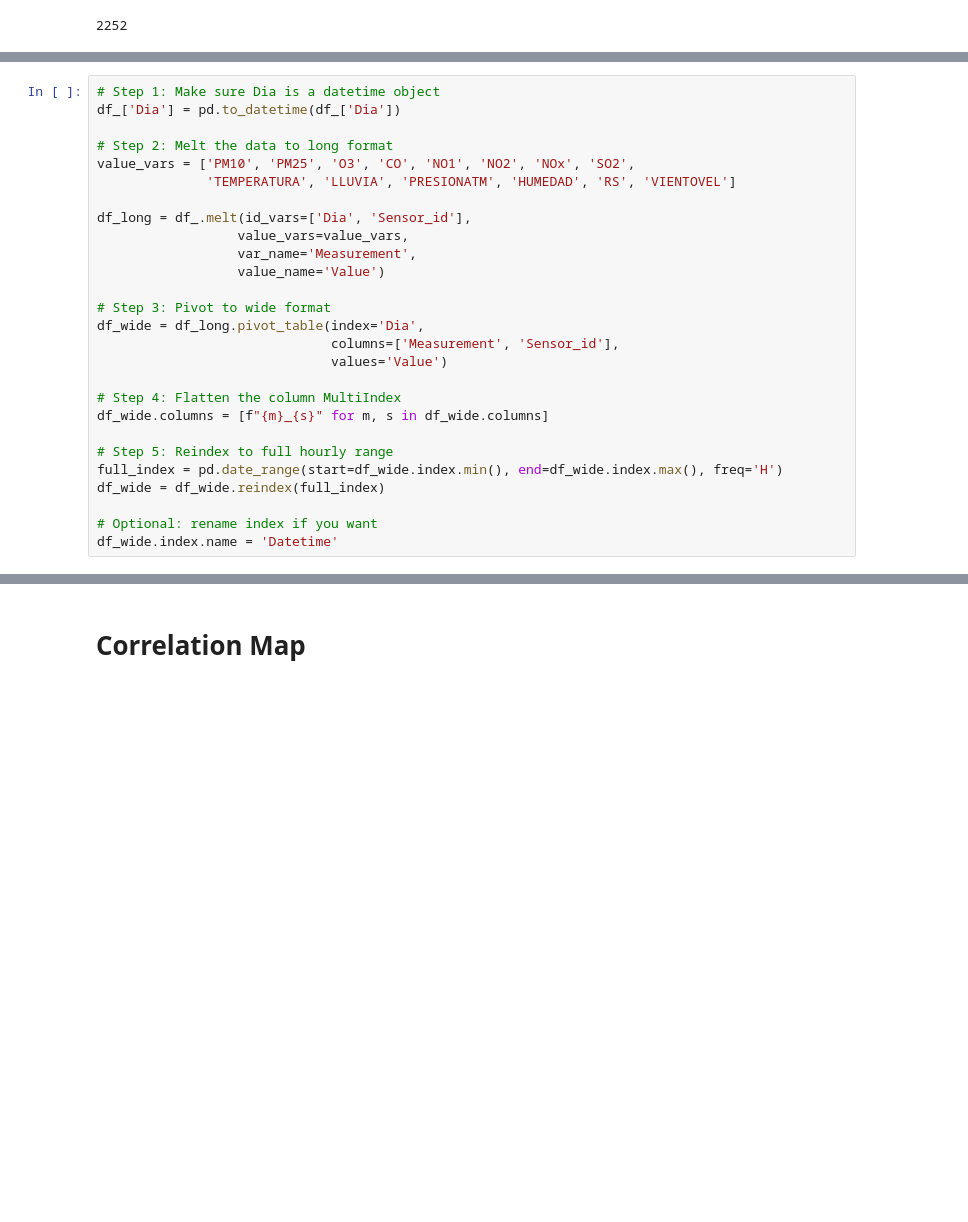
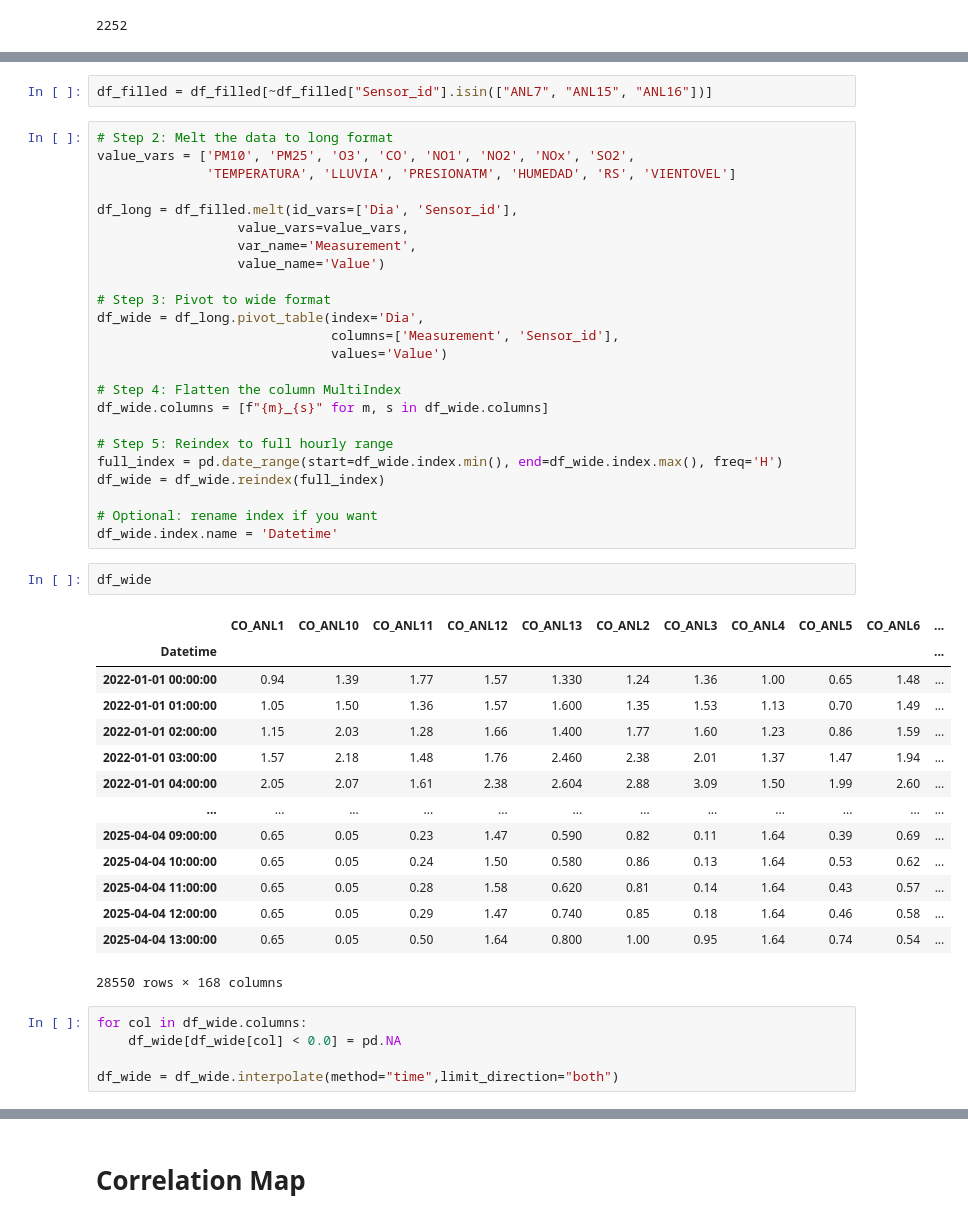
Before and after one commit to SimplySanti/daacc_preficient, a Jupyter notebook: notebooks/WeatherPollutionCorrelation.ipynb, the cells around one changed output, grey strips where cells are left out. Drawn from its saved outputs; the diff is of its cells as text; blank space fills up the shorter version.

```diff
--- a/notebooks/WeatherPollutionCorrelation.ipynb
+++ b/notebooks/WeatherPollutionCorrelation.ipynb
@@ -511,12 +573,11 @@ print(missing_dates_per_sensor)
+# %%
+df_filled = df_filled[~df_filled["Sensor_id"].isin(["ANL7", "ANL15", "ANL16"])]
 # %%
-# Step 1: Make sure Dia is a datetime object
-df_['Dia'] = pd.to_datetime(df_['Dia'])
-
 # Step 2: Melt the data to long format
 value_vars = ['PM10', 'PM25', 'O3', 'CO', 'NO1', 'NO2', 'NOx', 'SO2',
               'TEMPERATURA', 'LLUVIA', 'PRESIONATM', 'HUMEDAD', 'RS', 'VIENTOVEL']
 
-df_long = df_.melt(id_vars=['Dia', 'Sensor_id'],
+df_long = df_filled.melt(id_vars=['Dia', 'Sensor_id'],
                   value_vars=value_vars,
                   var_name='Measurement',
                   value_name='Value')
@@ -535,3 +596,25 @@ df_wide = df_wide.reindex(full_index)
 
 # Optional: rename index if you want
 df_wide.index.name = 'Datetime'
+# %%
+df_wide
+# %% [output]
+|  | CO_ANL1 | CO_ANL10 | CO_ANL11 | CO_ANL12 | CO_ANL13 | CO_ANL2 | CO_ANL3 | CO_ANL4 | CO_ANL5 | CO_ANL6 | ... |
+| Datetime |  |  |  |  |  |  |  |  |  |  | ... |
+| 2022-01-01 00:00:00 | 0.94 | 1.39 | 1.77 | 1.57 | 1.330 | 1.24 | 1.36 | 1.00 | 0.65 | 1.48 | ... |
+| 2022-01-01 01:00:00 | 1.05 | 1.50 | 1.36 | 1.57 | 1.600 | 1.35 | 1.53 | 1.13 | 0.70 | 1.49 | ... |
+| 2022-01-01 02:00:00 | 1.15 | 2.03 | 1.28 | 1.66 | 1.400 | 1.77 | 1.60 | 1.23 | 0.86 | 1.59 | ... |
+| 2022-01-01 03:00:00 | 1.57 | 2.18 | 1.48 | 1.76 | 2.460 | 2.38 | 2.01 | 1.37 | 1.47 | 1.94 | ... |
+| 2022-01-01 04:00:00 | 2.05 | 2.07 | 1.61 | 2.38 | 2.604 | 2.88 | 3.09 | 1.50 | 1.99 | 2.60 | ... |
+| ... | ... | ... | ... | ... | ... | ... | ... | ... | ... | ... | ... |
+| 2025-04-04 09:00:00 | 0.65 | 0.05 | 0.23 | 1.47 | 0.590 | 0.82 | 0.11 | 1.64 | 0.39 | 0.69 | ... |
+| 2025-04-04 10:00:00 | 0.65 | 0.05 | 0.24 | 1.50 | 0.580 | 0.86 | 0.13 | 1.64 | 0.53 | 0.62 | ... |
+| 2025-04-04 11:00:00 | 0.65 | 0.05 | 0.28 | 1.58 | 0.620 | 0.81 | 0.14 | 1.64 | 0.43 | 0.57 | ... |
+| 2025-04-04 12:00:00 | 0.65 | 0.05 | 0.29 | 1.47 | 0.740 | 0.85 | 0.18 | 1.64 | 0.46 | 0.58 | ... |
+| 2025-04-04 13:00:00 | 0.65 | 0.05 | 0.50 | 1.64 | 0.800 | 1.00 | 0.95 | 1.64 | 0.74 | 0.54 | ... |
+28550 rows × 168 columns
+# %%
+for col in df_wide.columns:
+    df_wide[df_wide[col] < 0.0] = pd.NA
+
+df_wide = df_wide.interpolate(method="time",limit_direction="both")
```
Also changed, not shown: parts of 13 cells of this notebook, 4 other files.
